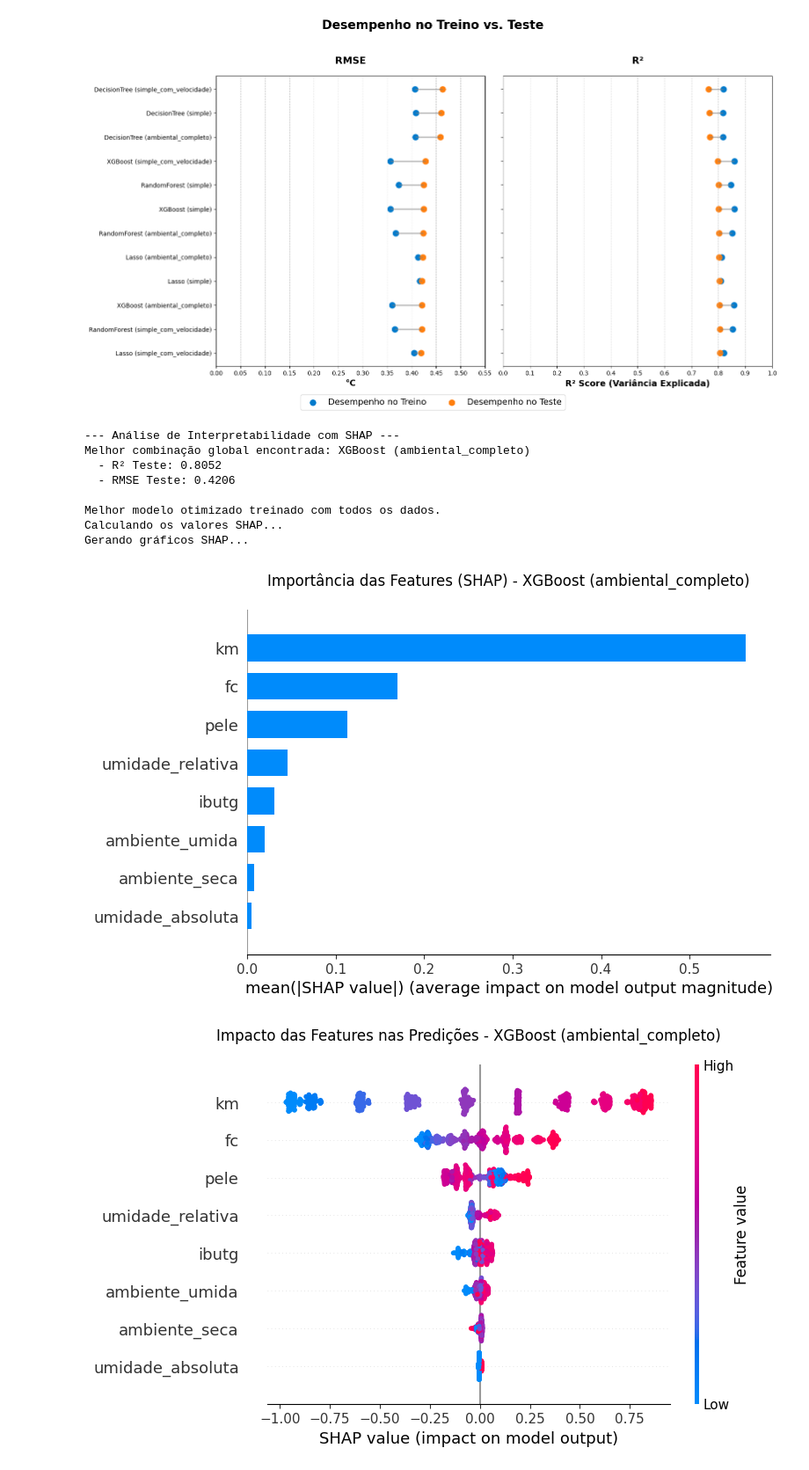
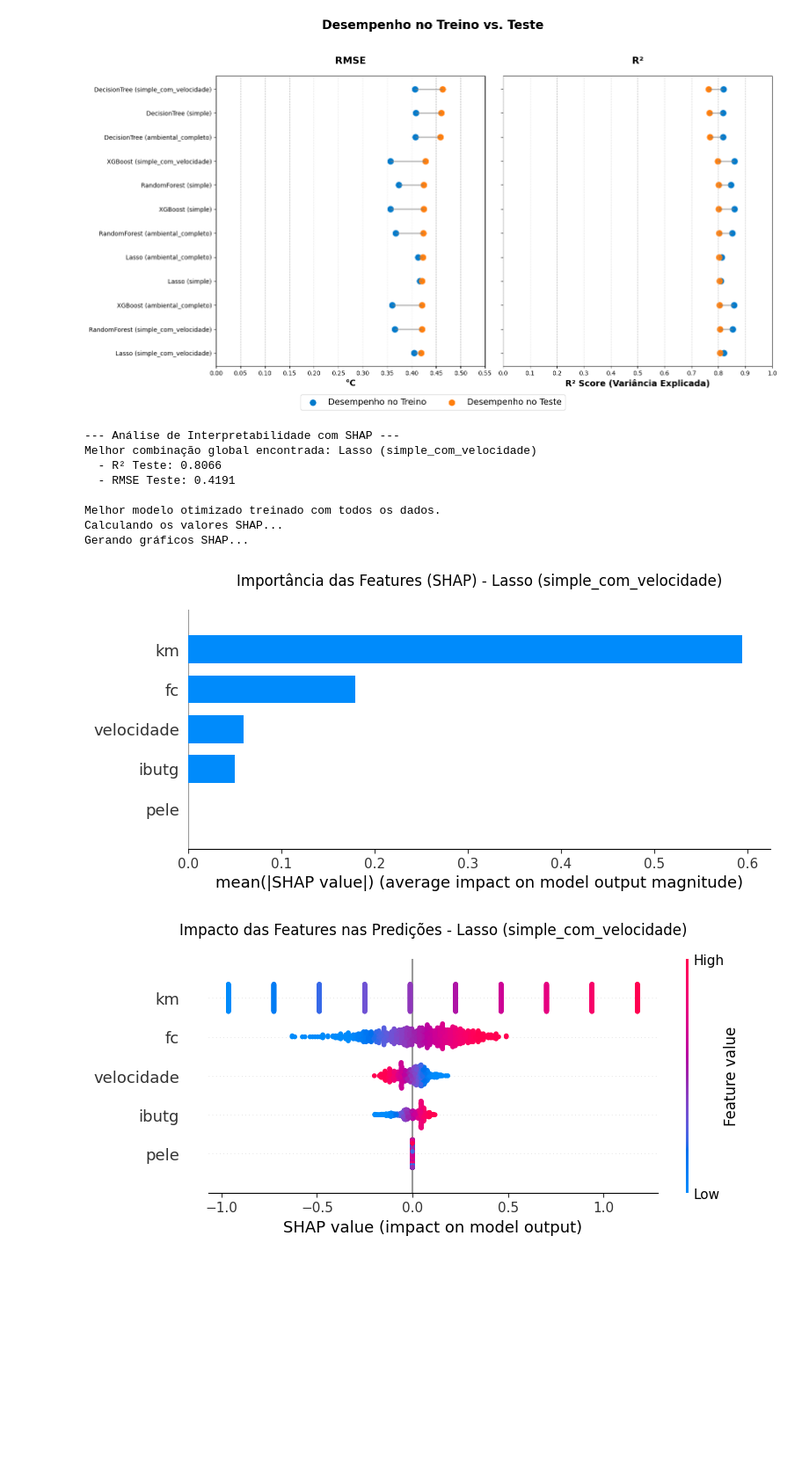
Before and after one commit to LBS-UFMG/tcore, a Jupyter notebook: models/dataset1-1km.ipynb, the cells around one changed output. Shown at 88% size. Saved outputs shown, nothing was run; the diff lists cells and outputs as text; code cells hidden in the pictures; blank space fills up the shorter version.

```diff
--- a/models/dataset1-1km.ipynb
+++ b/models/dataset1-1km.ipynb
@@ -65,7 +63,7 @@ FEATURE_SETS = {
 # 2. CARREGAMENTO E PREPARAÇÃO DOS DADOS
 # =============================================================================
 # Carregue o dataset e defina X, y e groups conforme necessário
-df = pd.read_csv('/home/usuario-leticia/Desktop/Samuel/leticiaag/tcore/data/dados-organizados-1-1km.csv')  # ajuste o caminho se necessário
+df = pd.read_csv('/home/usuario-leticia/Desktop/Samuel/leticiaag/tcore/data/processed/dados-organizados-1-1km.csv')  # ajuste o caminho se necessário
 X = df.drop(columns=[TARGET, 'trial_id'])
 y = df[TARGET]
 groups = df['trial_id']
@@ -255,7 +253,7 @@ plt.show()
 print("\n--- Análise de Interpretabilidade com SHAP ---")
 
 # Seleciona o melhor experimento com base no menor RMSE de teste
-best_experiment = results_df.sort_values('RMSE_teste').iloc[2]
+best_experiment = results_df.sort_values('RMSE_teste').iloc[0]
 best_model_name = best_experiment['model']
 best_feature_set_name = best_experiment['feature_set']
 best_params = OPTIMIZED_PARAMS[best_model_name][best_feature_set_name]
@@ -295,38 +293,38 @@ if best_was_scaled:
 # Explainer SHAP
 model_fitted = final_pipeline.named_steps['model']
 explainer = None
 if best_model_name in ['DecisionTree', 'RandomForest', 'XGBoost']:
     explainer = shap.TreeExplainer(model_fitted)
 elif best_model_name == 'Lasso':
     explainer = shap.LinearExplainer(model_fitted, X_shap)
 
 if explainer:
     print("Calculando os valores SHAP...")
     shap_values = explainer.shap_values(X_shap)
     print("Gerando gráficos SHAP...")
     # Importância das features
     plt.figure()
     shap.summary_plot(shap_values, X_shap, plot_type="bar", show=False)
     plt.title(f'Importância das Features (SHAP) - {best_experiment["experimento"]}', pad=20)
     plt.show()
     # Impacto das features
     plt.figure()
     shap.summary_plot(shap_values, X_shap, show=False)
     plt.title(f'Impacto das Features nas Predições - {best_experiment["experimento"]}', pad=20)
     plt.show()
 else:
     print(f"Análise SHAP não implementada para o tipo de modelo: {best_model_name}")
 # %% [output]
 --- Análise de Interpretabilidade com SHAP ---
-Melhor combinação global encontrada: XGBoost (ambiental_completo)
-  - R² Teste: 0.8052
-  - RMSE Teste: 0.4206
+Melhor combinação global encontrada: Lasso (simple_com_velocidade)
+  - R² Teste: 0.8066
+  - RMSE Teste: 0.4191
 
 Melhor modelo otimizado treinado com todos os dados.
 Calculando os valores SHAP...
 Gerando gráficos SHAP...
-[figure, old version]
+[figure, new version]
-[figure, old version]
+[figure, new version]
 # %%
 # =============================================================================
 # 7. ANÁLISE DE INTERPRETABILIDADE (SHAP) COM O MELHOR MODELO
```
Also changed, not shown: parts of 2 cells of this notebook.
